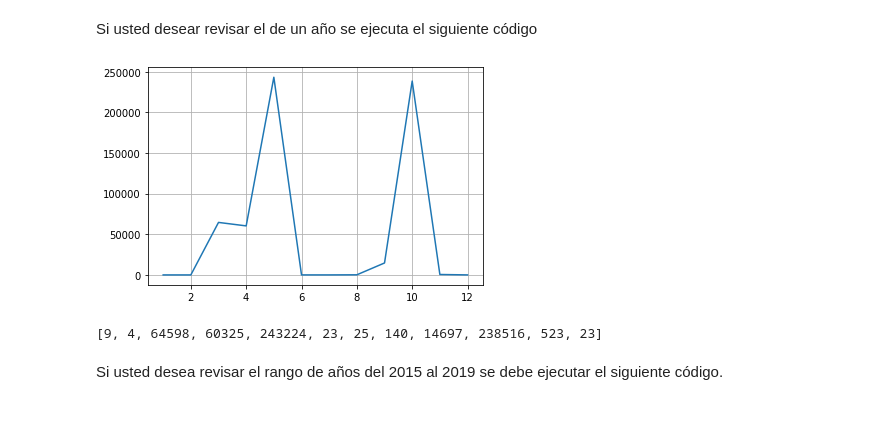
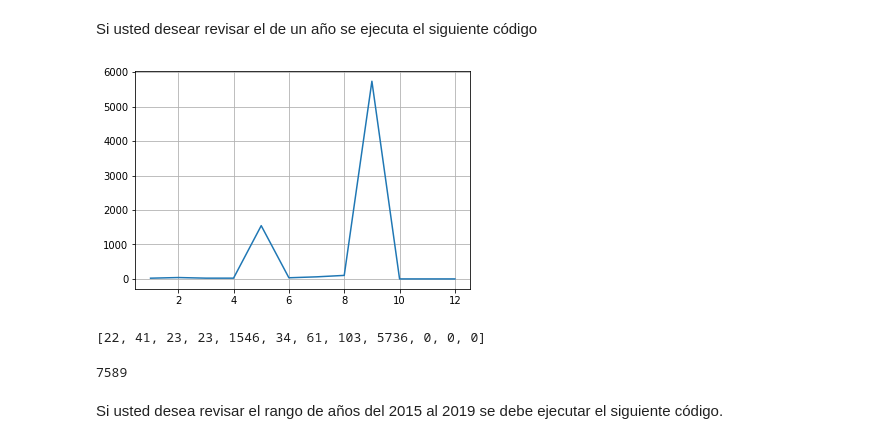
Before and after one commit to josanabr/visualizingUVClusterData, a Jupyter notebook: Analizando Datos del Cluster Univalle.ipynb, the cells around one changed output. Saved outputs shown, nothing was run; the diff lists cells and outputs as text; code cells hidden in the pictures; blank space fills up the shorter version.

```diff
--- a/Analizando Datos del Cluster Univalle.ipynb
+++ b/Analizando Datos del Cluster Univalle.ipynb
@@ -24,7 +30,11 @@ import matplotlib.pyplot as plt
 import numpy as np
 import math
 
-def analizarRangoAnos(ano1,ano2, log = True):
+#
+# Esta funcion permite revisar el numero de tareas ejecutadas cada
+# mes entre el 'ano1' y el 'ano2', inclusive.
+#
+def analizarRangoAnos(ano1,ano2, log = True, Users = []):
     values = [] # valores reales
     vallog = [] # valores logaritmicos
     xlabel = []
@@ -32,7 +42,10 @@ def analizarRangoAnos(ano1,ano2, log = True):
     for i in range(ano1, ano2 + 1):
         for j in range(1, 13):
             fecha = '%d-%d'%(i,j)
-            valT = df.loc[fecha].shape[0]
+            #valT = df.loc[(fecha) & (df['User'] != 'rduque@cloud.univalle.edu.co')].shape[0]
+            dfNoUser = df[df['User'].isin(Users)]
+            valT = dfNoUser.loc[fecha].shape[0]
+            #valT = df.loc[fecha].shape[0]
             values.append(valT)
             if valT <= 0:
                 valT = 1
@@ -46,9 +59,16 @@ def analizarRangoAnos(ano1,ano2, log = True):
 
     return (xlabel, vallog, values)
 
-def analizarPorAno(ano, log = True):
-    return analizarRangoAnos(ano, ano, log)
+#
+# Esta funcion entrega el numero de tareas ejecutadas mes a mes
+# de un ano en particular
+#
+def analizarPorAno(ano, log = True, Users = [] ):
+    return analizarRangoAnos(ano, ano, log, Users)
 
+#
+# Funcion que grafica dos valores.
+#
 def showPlot(xlab, val):
     fit = plt.figure()
     plt.plot(xlab,val)
@@ -57,12 +114,16 @@ def showPlot(xlab, val):
 # %% [markdown]
 Si usted desear revisar el de un año se ejecuta el siguiente código
 # %%
-(xlab, vallog, realvalues) = analizarPorAno(2018, False)
+(xlab, vallog, realvalues) = analizarPorAno(2019, False)
 showPlot(xlab, vallog)
 realvalues
 # %% [output]
-[figure, old version]
+[figure, new version]
-[9, 4, 64598, 60325, 243224, 23, 25, 140, 14697, 238516, 523, 23]
+[22, 41, 23, 23, 1546, 34, 61, 103, 5736, 0, 0, 0]
+# %%
+sum(realvalues)
+# %% [output]
+7589
 # %% [markdown]
 Si usted desea revisar el rango de años del 2015 al 2019 se debe ejecutar el siguiente código.
 # %%
```
Also changed, not shown: parts of 12 cells of this notebook.
